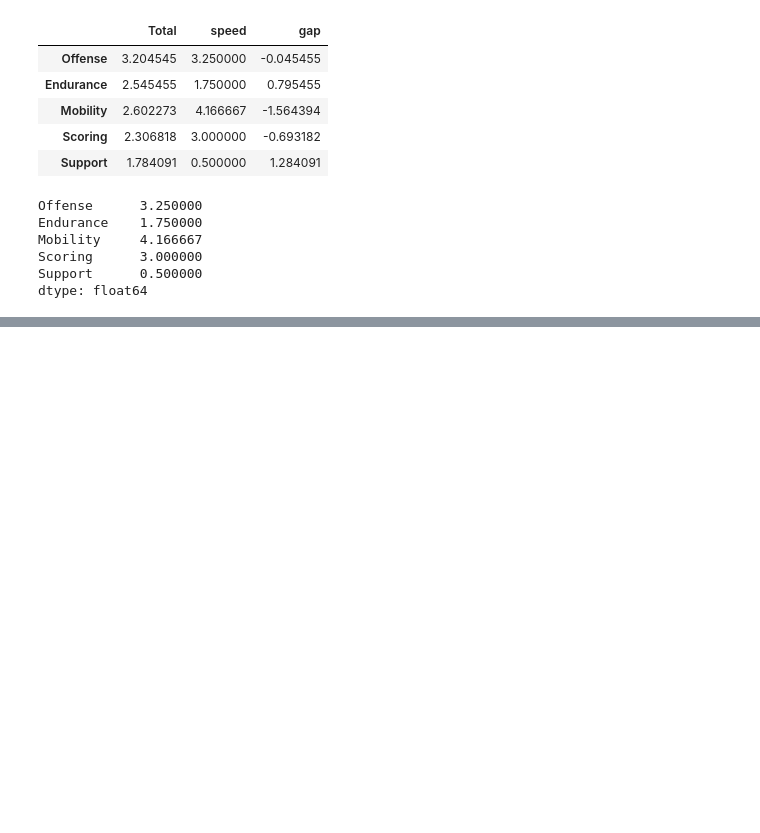
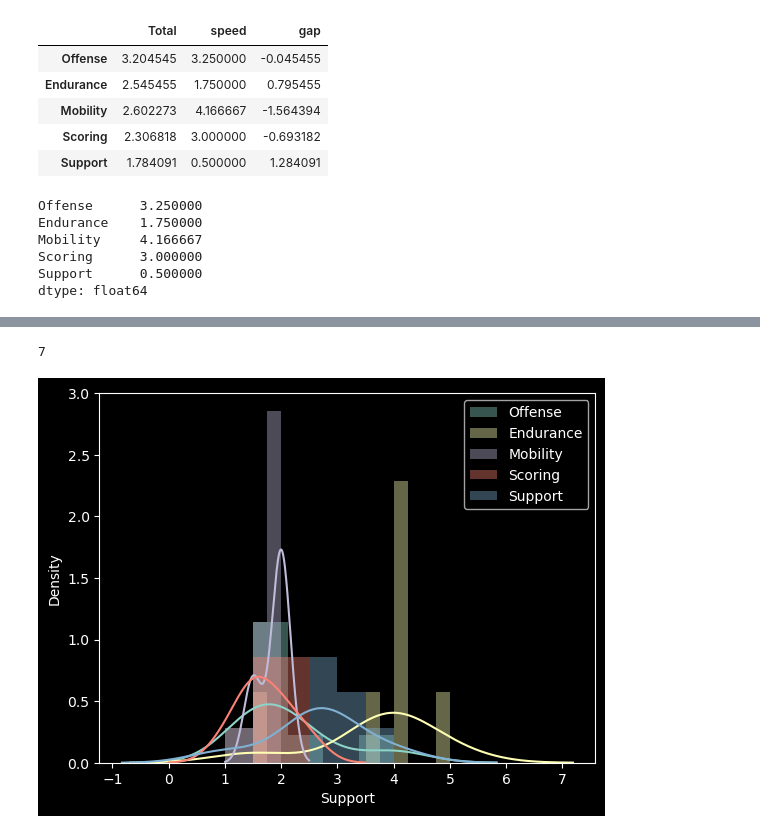
Before and after one commit to sonsungjong/ML_python, a Jupyter notebook: anomaly_detection/307_밸런스 이상 캐릭터 탐지.ipynb, the cells around one changed output, grey strips where cells are left out. Saved outputs shown, nothing was run; the diff lists cells and outputs as text; code cells hidden in the pictures; blank space fills up the shorter version.

```diff
--- a/anomaly_detection/307_밸런스 이상 캐릭터 탐지.ipynb
+++ b/anomaly_detection/307_밸런스 이상 캐릭터 탐지.ipynb
@@ -404,0 +492,16 @@ dtype: float64
+# %%
+# Defense
+plt.style.use(['dark_background'])
+
+df_defense_ = df[df['Role']== 'Defender']
+print(len(df_defense_))
+
+sns.distplot(df_defense_['Offense'], label='Offense');
+sns.distplot(df_defense_['Endurance'], label='Endurance');
+sns.distplot(df_defense_['Mobility'], label='Mobility');
+sns.distplot(df_defense_['Scoring'], label='Scoring');
+sns.distplot(df_defense_['Support'], label='Support');
+plt.legend();
+# %% [output]
+7
+[figure, added]
```
Also changed, not shown: parts of 32 cells of this notebook.
